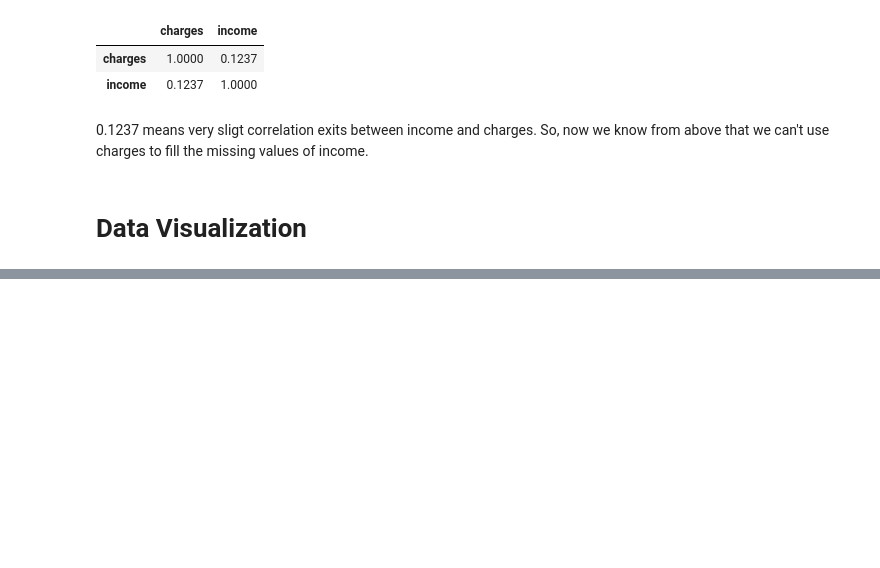
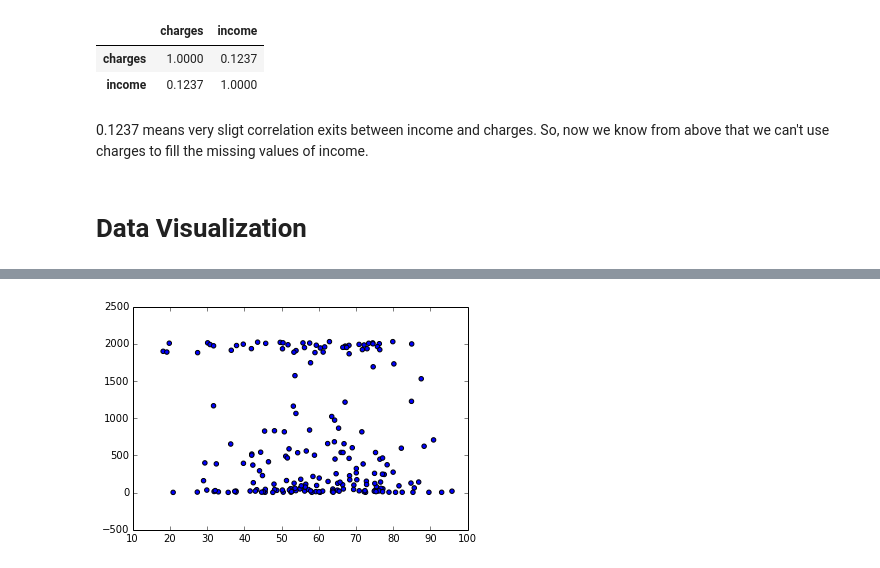
Before and after one commit to AkiraKaneshiro/Python-for-data-science, a Jupyter notebook: datascience.ipynb, the cells around one changed output, grey strips where cells are left out. Cells and saved outputs as stored; diff of their text form; code cells hidden in the pictures; blank space fills up the shorter version.

```diff
--- a/datascience.ipynb
+++ b/datascience.ipynb
@@ -427,0 +469,7 @@ Wrote plots/bar1.html
+# %%
+data3 = data1.head(200)
+#print data3
+plt.scatter(data3['age'], data3['d.time']);
+plt.show()
+# %% [output]
+[figure, added]
```
Also changed, not shown: parts of 26 cells of this notebook, 3 other files.
